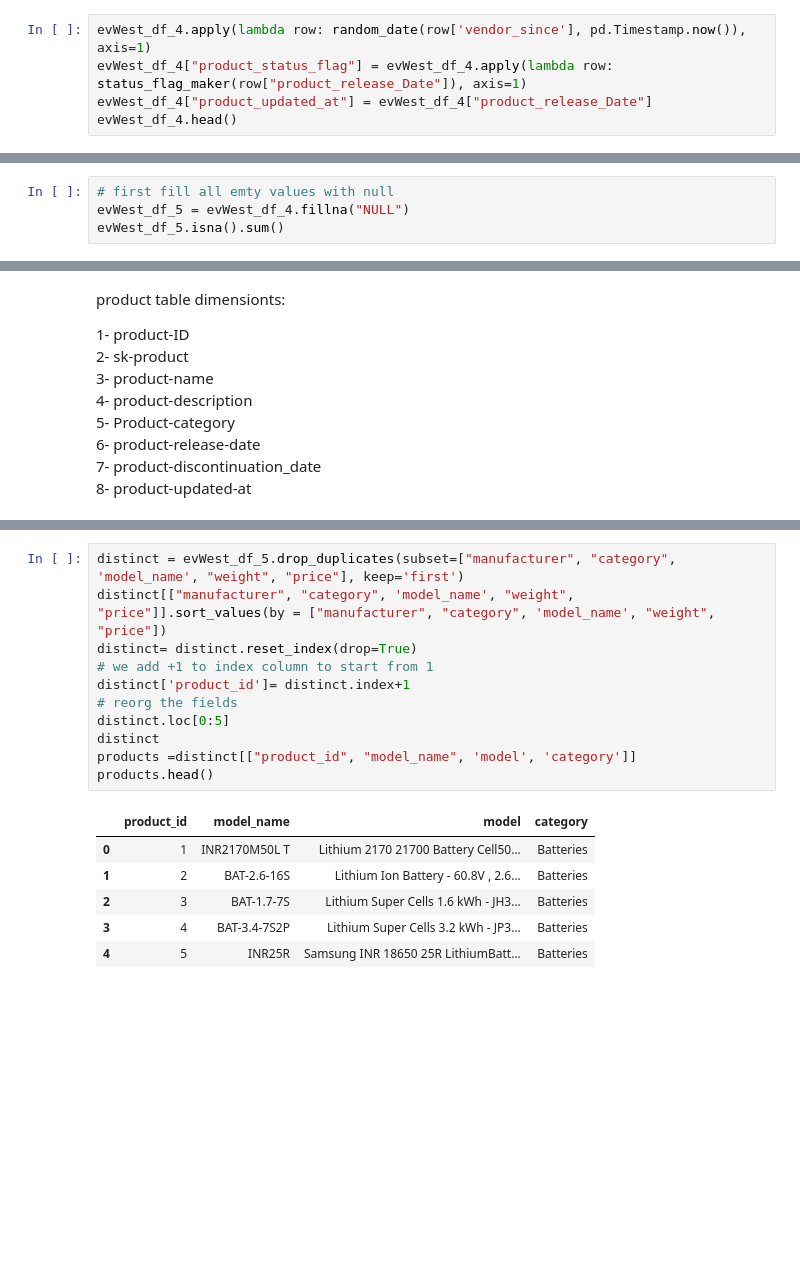
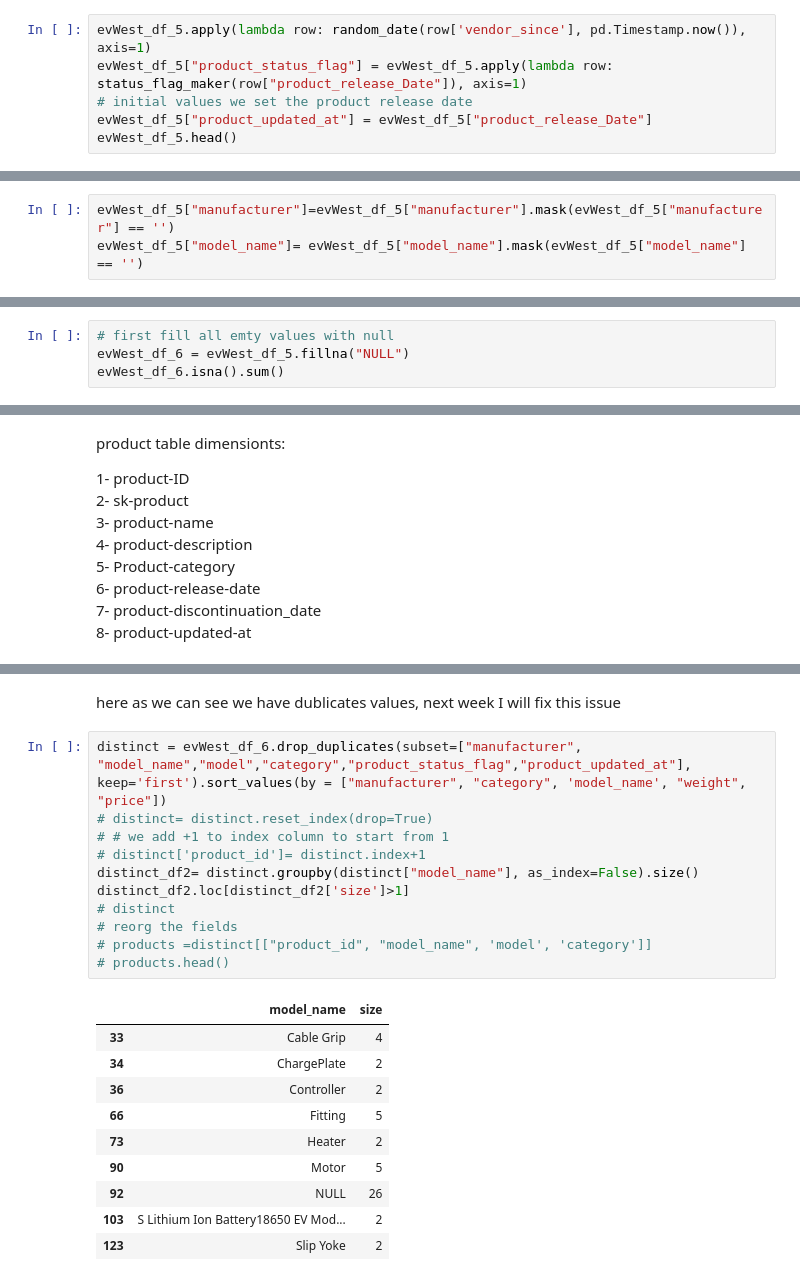
Before and after one commit to hicranA/partsUnlimitedDW, a Jupyter notebook: etl.ipynb, the cells around one changed output, grey strips where cells are left out. Saved outputs shown, nothing was run; the diff lists cells and outputs as text; blank space fills up the shorter version.

```diff
--- a/etl.ipynb
+++ b/etl.ipynb
@@ -113,9 +125,10 @@ we need product
 - produc_category_prev
 - product_name_prev
 # %%
-evWest_df_4.apply(lambda row: random_date(row['vendor_since'], pd.Timestamp.now()), axis=1)
-evWest_df_4["product_status_flag"] = evWest_df_4.apply(lambda row: status_flag_maker(row["product_release_Date"]), axis=1)
-evWest_df_4["product_updated_at"] = evWest_df_4["product_release_Date"]
-evWest_df_4.head()
+evWest_df_5.apply(lambda row: random_date(row['vendor_since'], pd.Timestamp.now()), axis=1)
+evWest_df_5["product_status_flag"] = evWest_df_5.apply(lambda row: status_flag_maker(row["product_release_Date"]), axis=1)
+# initial values we set the product release date
+evWest_df_5["product_updated_at"] = evWest_df_5["product_release_Date"]
+evWest_df_5.head()
 # %% [output]
 |  | category | model | model_name | manufacturer | weight | price | vendor_since | product_release_Date | ... |
@@ -145 +156,4 @@ evWest_df_4["manufacturer"]=evWest_df_4["manufacturer"].mask(evWest_df_4["manufa
+# %%
+evWest_df_5["manufacturer"]=evWest_df_5["manufacturer"].mask(evWest_df_5["manufacturer"] == '')
+evWest_df_5["model_name"]= evWest_df_5["model_name"].mask(evWest_df_5["model_name"] == '')
 # %%
@@ -149,7 +165,7 @@ evWest_df_4["manufacturer"].isna().sum()
 # %%
 # first fill all emty values with null
-evWest_df_5 = evWest_df_4.fillna("NULL")
-evWest_df_5.isna().sum()
+evWest_df_6 = evWest_df_5.fillna("NULL")
+evWest_df_6.isna().sum()
 # %% [output]
 category                0
 model                   0
@@ -210,18 +269,24 @@ product table dimensionts:
+# %% [markdown]
+here as we can see we have dublicates values, next week I will fix this issue
 # %%
-distinct = evWest_df_5.drop_duplicates(subset=["manufacturer", "category", 'model_name', "weight", "price"], keep='first')
-distinct[["manufacturer", "category", 'model_name', "weight", "price"]].sort_values(by = ["manufacturer", "category", 'model_name', "weight", "price"])
-distinct= distinct.reset_index(drop=True)
-# we add +1 to index column to start from 1
-distinct['product_id']= distinct.index+1
+distinct = evWest_df_6.drop_duplicates(subset=["manufacturer", "model_name","model","category","product_status_flag","product_updated_at"], keep='first').sort_values(by = ["manufacturer", "category", 'model_name', "weight", "price"])
+# distinct= distinct.reset_index(drop=True)
+# # we add +1 to index column to start from 1
+# distinct['product_id']= distinct.index+1
+distinct_df2= distinct.groupby(distinct["model_name"], as_index=False).size()
+distinct_df2.loc[distinct_df2['size']>1]
+# distinct
 # reorg the fields
-distinct.loc[0:5]
-distinct
-products =distinct[["product_id", "model_name", 'model', 'category']]
-products.head()
+# products =distinct[["product_id", "model_name", 'model', 'category']]
+# products.head()
 # %% [output]
-|  | product_id | model_name | model | category |
-| 0 | 1 | INR2170M50L T | Lithium 2170 21700 Battery Cell50... | Batteries |
-| 1 | 2 | BAT-2.6-16S | Lithium Ion Battery - 60.8V , 2.6... | Batteries |
-| 2 | 3 | BAT-1.7-7S | Lithium Super Cells 1.6 kWh - JH3... | Batteries |
-| 3 | 4 | BAT-3.4-7S2P | Lithium Super Cells 3.2 kWh - JP3... | Batteries |
-| 4 | 5 | INR25R | Samsung INR 18650 25R LithiumBatt... | Batteries |
+|  | model_name | size |
+| 33 | Cable Grip | 4 |
+| 34 | ChargePlate | 2 |
+| 36 | Controller | 2 |
+| 66 | Fitting | 5 |
+| 73 | Heater | 2 |
+| 90 | Motor | 5 |
+| 92 | NULL | 26 |
+| 103 | S Lithium Ion Battery18650 EV Mod... | 2 |
+| 123 | Slip Yoke | 2 |
```
Also changed, not shown: parts of 34 cells of this notebook, 1 other file.
